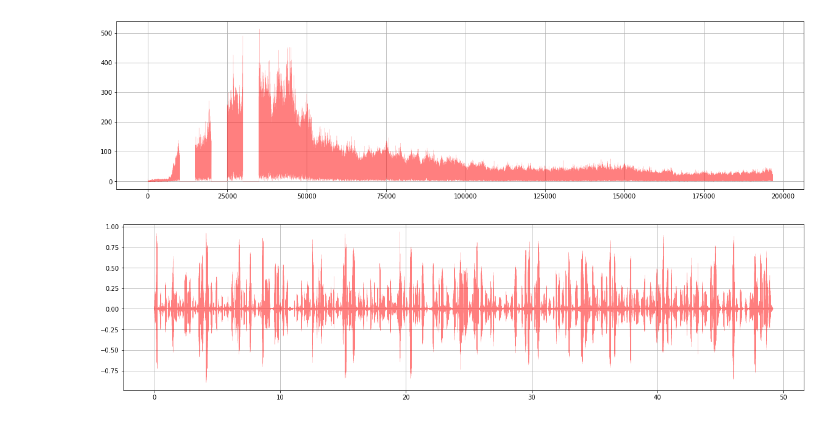
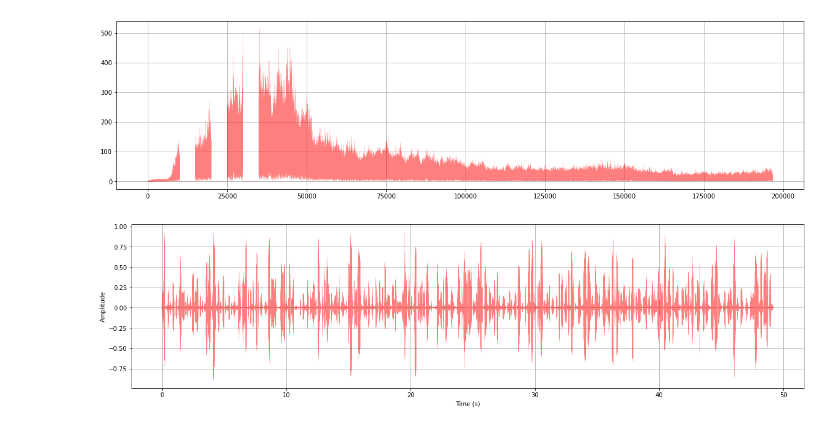
Before and after one commit to jakubsolecki/MOwNiT, a Jupyter notebook: lab14/Jakub_Solecki_Lab_14.ipynb, the cells around one changed output. Saved outputs shown, nothing was run; the diff lists cells and outputs as text; code cells hidden in the pictures.

```diff
--- a/lab14/Jakub_Solecki_Lab_14.ipynb
+++ b/lab14/Jakub_Solecki_Lab_14.ipynb
@@ -162,10 +162,12 @@ plt.show()
 # %%
 yiff = np.real(fft.ifft(yf))
 wavfile.write("sound_ifft.wav", len(yiff), yiff)
 
 plt.plot(time_arr, yiff, linewidth=0.2, alpha=0.5, color='red')
+plt.xlabel('Time (s)')
+plt.ylabel('Amplitude')
 plt.grid()
 plt.savefig('sound_ifft.png')
 plt.show()
 # %% [output]
-[figure, old version]
+[figure, new version]
```
